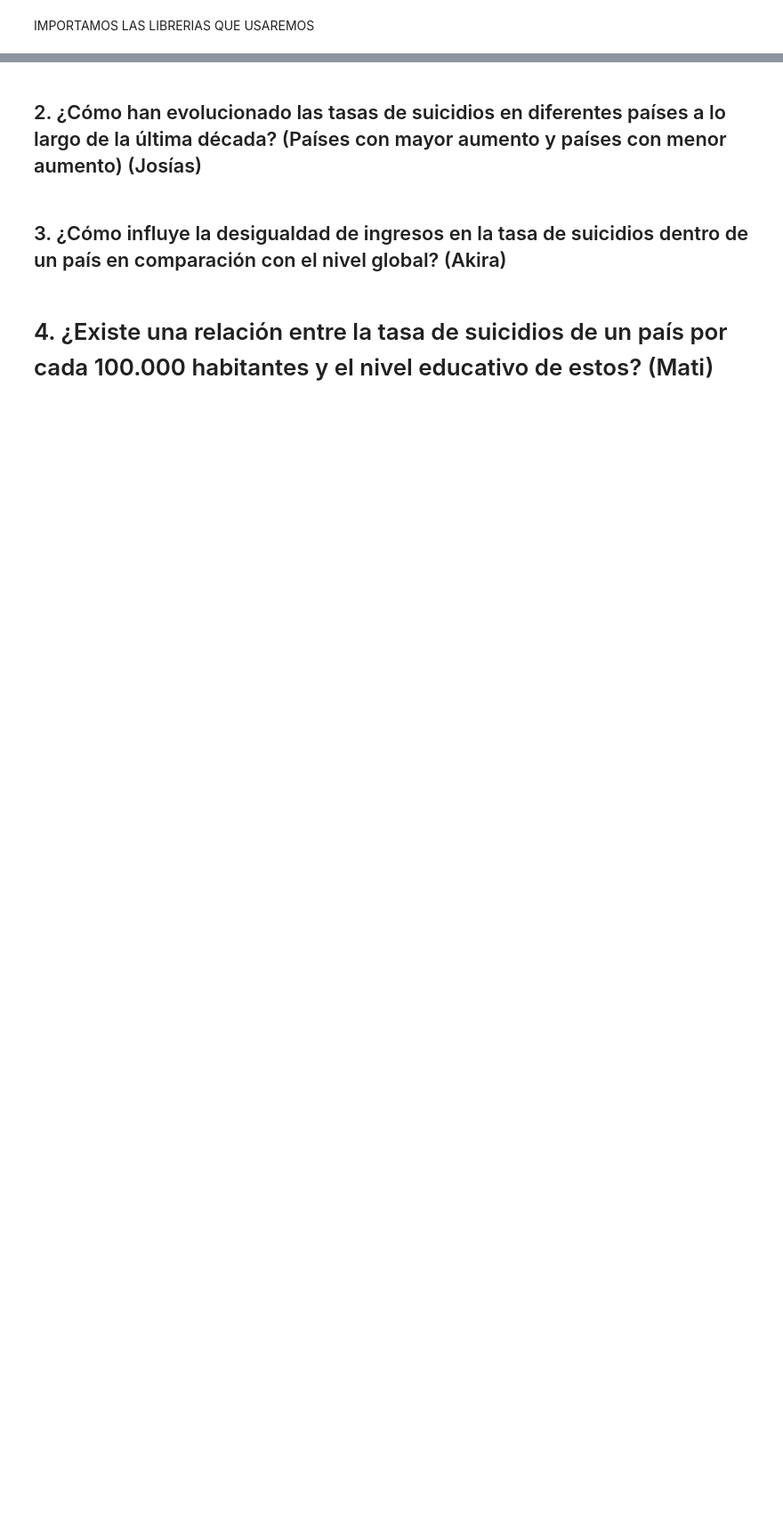
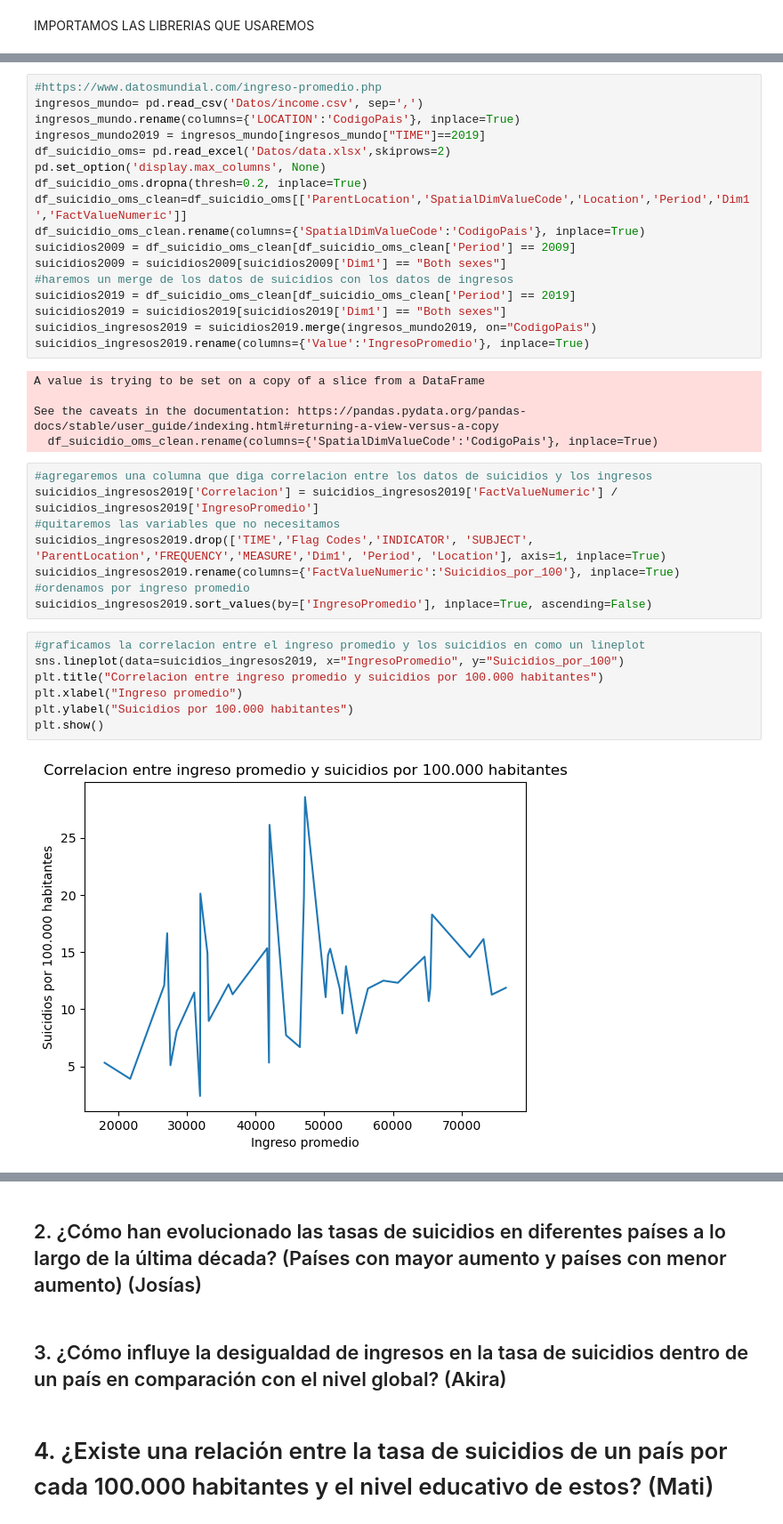
Before and after one commit to mardrouilly/Proyecto-I.C.D.-Grupo-2, a Jupyter notebook: Project_df.ipynb, the cells around one changed output, grey strips where cells are left out. Shown at 89% size. Saved outputs shown, nothing was run; the diff lists cells and outputs as text; blank space fills up the shorter version.

```diff
--- a/Project_df.ipynb
+++ b/Project_df.ipynb
@@ -113,0 +39,39 @@ suicidios_ingresos2019.head(15)
+# %%
+#https://www.datosmundial.com/ingreso-promedio.php
+ingresos_mundo= pd.read_csv('Datos/income.csv', sep=',')
+ingresos_mundo.rename(columns={'LOCATION':'CodigoPais'}, inplace=True)
+ingresos_mundo2019 = ingresos_mundo[ingresos_mundo["TIME"]==2019]
+df_suicidio_oms= pd.read_excel('Datos/data.xlsx',skiprows=2)
+pd.set_option('display.max_columns', None)
+df_suicidio_oms.dropna(thresh=0.2, inplace=True)
+df_suicidio_oms_clean=df_suicidio_oms[['ParentLocation','SpatialDimValueCode','Location','Period','Dim1','FactValueNumeric']]
+df_suicidio_oms_clean.rename(columns={'SpatialDimValueCode':'CodigoPais'}, inplace=True)
+suicidios2009 = df_suicidio_oms_clean[df_suicidio_oms_clean['Period'] == 2009]
+suicidios2009 = suicidios2009[suicidios2009['Dim1'] == "Both sexes"]
+#haremos un merge de los datos de suicidios con los datos de ingresos
+suicidios2019 = df_suicidio_oms_clean[df_suicidio_oms_clean['Period'] == 2019]
+suicidios2019 = suicidios2019[suicidios2019['Dim1'] == "Both sexes"]
+suicidios_ingresos2019 = suicidios2019.merge(ingresos_mundo2019, on="CodigoPais")
+suicidios_ingresos2019.rename(columns={'Value':'IngresoPromedio'}, inplace=True)
+# %% [output]
+A value is trying to be set on a copy of a slice from a DataFrame
+
+See the caveats in the documentation: https://pandas.pydata.org/pandas-docs/stable/user_guide/indexing.html#returning-a-view-versus-a-copy
+  df_suicidio_oms_clean.rename(columns={'SpatialDimValueCode':'CodigoPais'}, inplace=True)
+# %%
+#agregaremos una columna que diga correlacion entre los datos de suicidios y los ingresos
+suicidios_ingresos2019['Correlacion'] = suicidios_ingresos2019['FactValueNumeric'] / suicidios_ingresos2019['IngresoPromedio']
+#quitaremos las variables que no necesitamos
+suicidios_ingresos2019.drop(['TIME','Flag Codes','INDICATOR', 'SUBJECT', 'ParentLocation','FREQUENCY','MEASURE','Dim1', 'Period', 'Location'], axis=1, inplace=True)
+suicidios_ingresos2019.rename(columns={'FactValueNumeric':'Suicidios_por_100'}, inplace=True)
+#ordenamos por ingreso promedio
+suicidios_ingresos2019.sort_values(by=['IngresoPromedio'], inplace=True, ascending=False)
+# %%
+#graficamos la correlacion entre el ingreso promedio y los suicidios en como un lineplot
+sns.lineplot(data=suicidios_ingresos2019, x="IngresoPromedio", y="Suicidios_por_100")
+plt.title("Correlacion entre ingreso promedio y suicidios por 100.000 habitantes")
+plt.xlabel("Ingreso promedio")
+plt.ylabel("Suicidios por 100.000 habitantes")
+plt.show()
+# %% [output]
+[figure, added]
```
Also changed, not shown: parts of 45 cells of this notebook.
